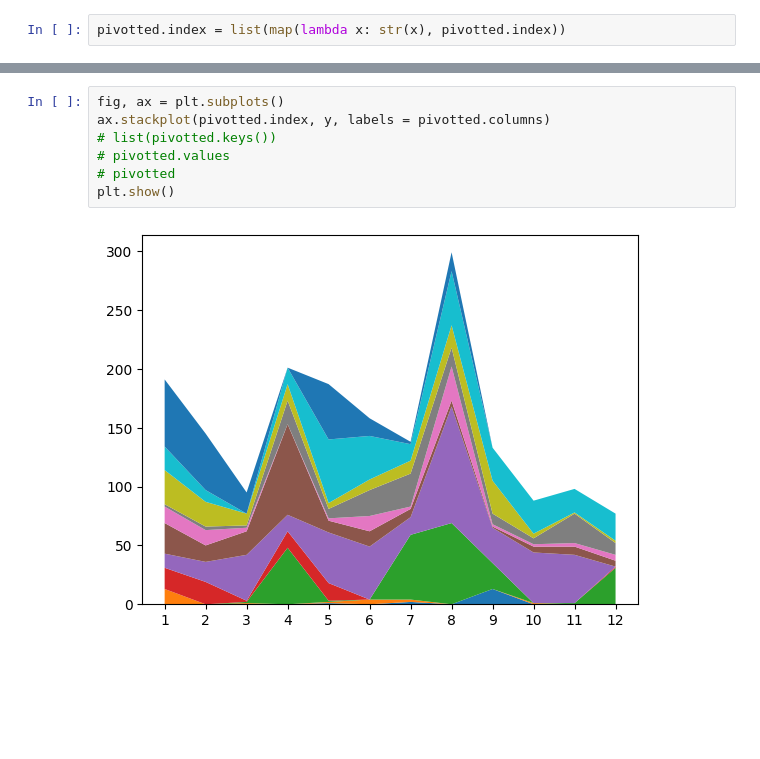
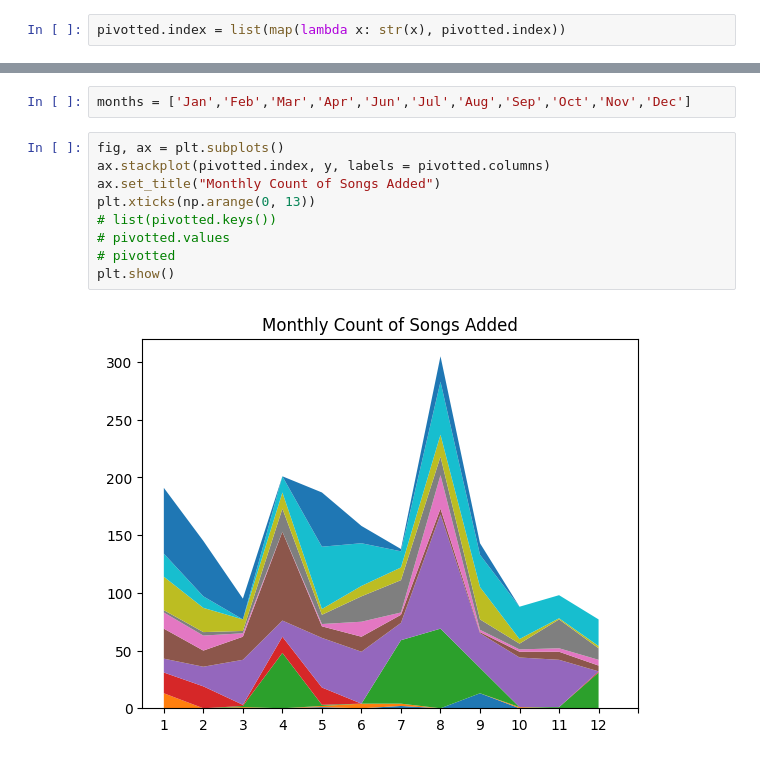
Before and after one commit to swolbroham/spotifyAnalysis, a Jupyter notebook: analysisDevelopment.ipynb, the cells around one changed output, grey strips where cells are left out. Saved outputs shown, nothing was run; the diff lists cells and outputs as text; blank space fills up the shorter version.

```diff
--- a/analysisDevelopment.ipynb
+++ b/analysisDevelopment.ipynb
@@ -167,10 +169,14 @@ df[['id', 'release_date','added_at']].groupby([df['release_date'].dt.year, df['r
+# %%
+months = ['Jan','Feb','Mar','Apr','Jun','Jul','Aug','Sep','Oct','Nov','Dec']
 # %%
 fig, ax = plt.subplots()
 ax.stackplot(pivotted.index, y, labels = pivotted.columns)
+ax.set_title("Monthly Count of Songs Added")
+plt.xticks(np.arange(0, 13))
 # list(pivotted.keys())
 # pivotted.values
 # pivotted
 plt.show()
 # %% [output]
-[figure, old version]
+[figure, new version]
 # %%
```
Also changed, not shown: parts of 8 cells of this notebook, 4 other files.
